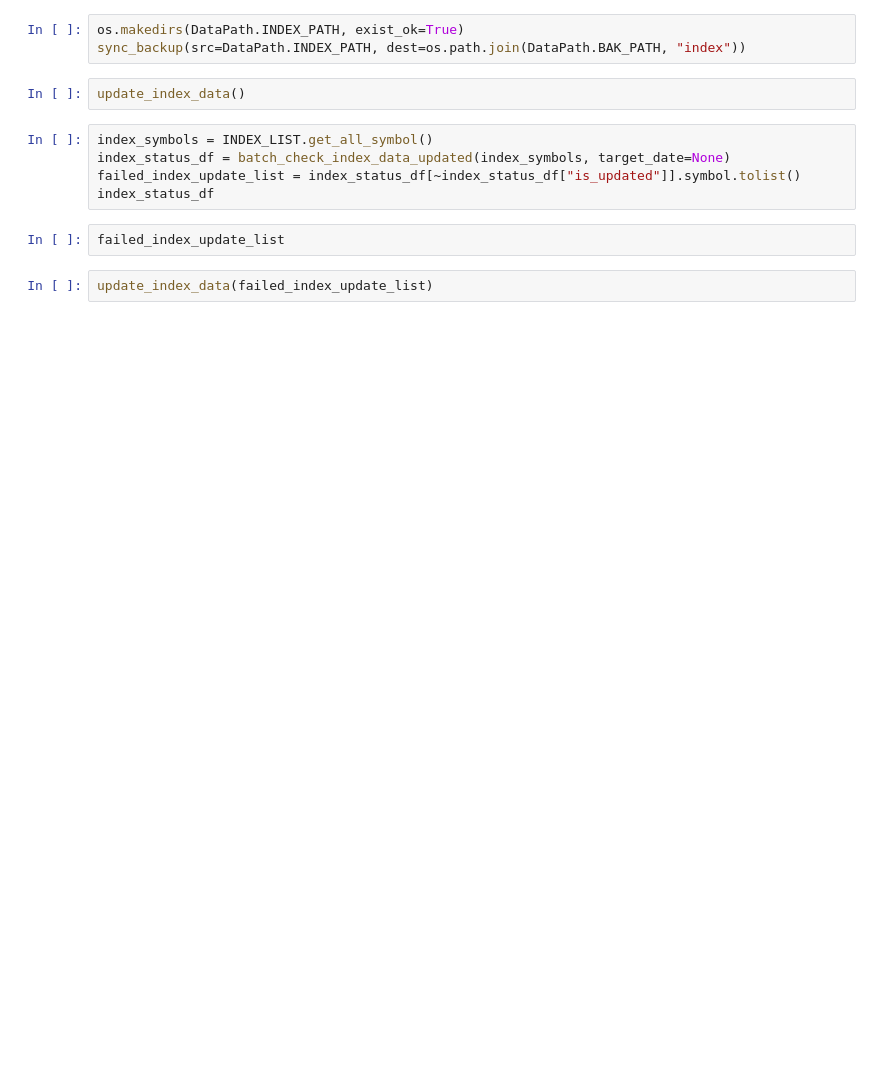
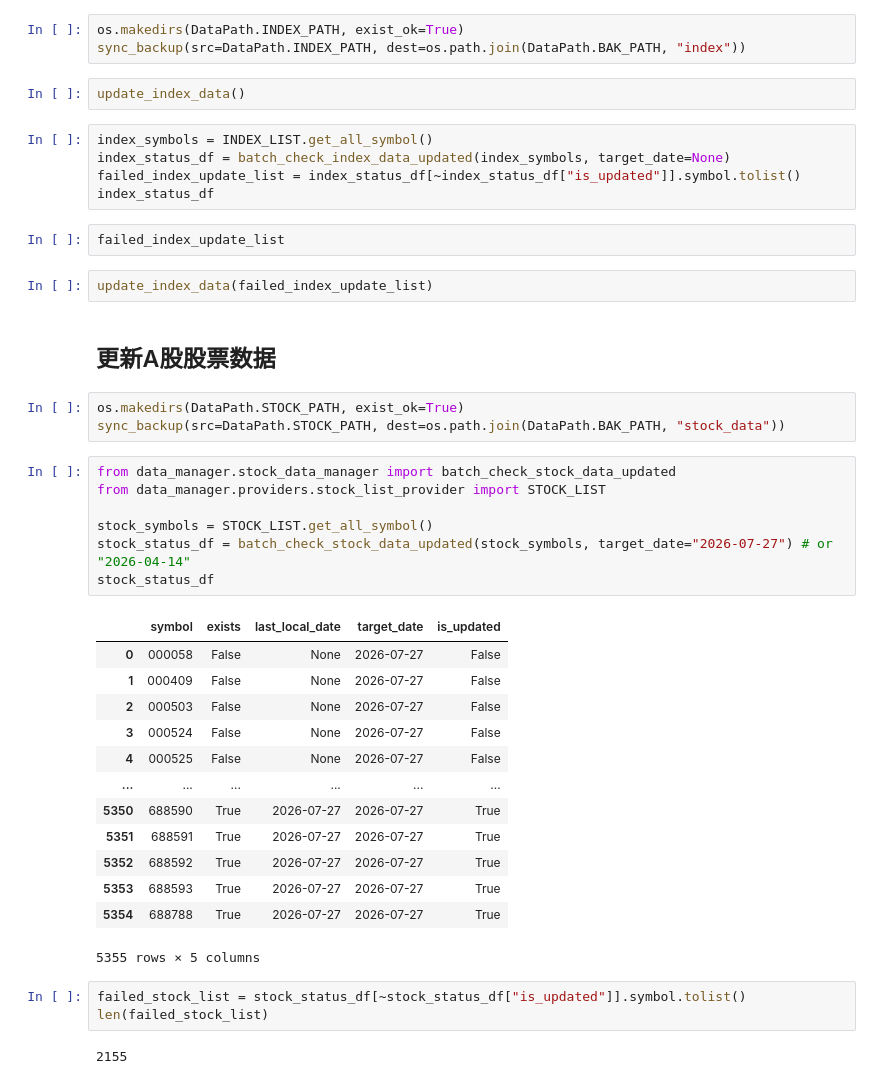
Before and after one commit to WuYingge/free-ladder, a Jupyter notebook: notebooks/dailyUpdate.ipynb, the cells around one changed output. Drawn from its saved outputs; the diff is of its cells as text; blank space fills up the shorter version.

Commit message:
add stocks

```diff
--- a/notebooks/dailyUpdate.ipynb
+++ b/notebooks/dailyUpdate.ipynb
@@ -67,3 +211,34 @@ index_status_df
 failed_index_update_list
 # %%
 update_index_data(failed_index_update_list)
+# %% [markdown]
+## 更新A股股票数据
+# %%
+os.makedirs(DataPath.STOCK_PATH, exist_ok=True)
+sync_backup(src=DataPath.STOCK_PATH, dest=os.path.join(DataPath.BAK_PATH, "stock_data"))
+# %%
+from data_manager.stock_data_manager import batch_check_stock_data_updated
+from data_manager.providers.stock_list_provider import STOCK_LIST
+
+stock_symbols = STOCK_LIST.get_all_symbol()
+stock_status_df = batch_check_stock_data_updated(stock_symbols, target_date="2026-07-27") # or "2026-04-14"
+stock_status_df
+# %% [output]
+|  | symbol | exists | last_local_date | target_date | is_updated |
+| 0 | 000058 | False | None | 2026-07-27 | False |
+| 1 | 000409 | False | None | 2026-07-27 | False |
+| 2 | 000503 | False | None | 2026-07-27 | False |
+| 3 | 000524 | False | None | 2026-07-27 | False |
+| 4 | 000525 | False | None | 2026-07-27 | False |
+| ... | ... | ... | ... | ... | ... |
+| 5350 | 688590 | True | 2026-07-27 | 2026-07-27 | True |
+| 5351 | 688591 | True | 2026-07-27 | 2026-07-27 | True |
+| 5352 | 688592 | True | 2026-07-27 | 2026-07-27 | True |
+| 5353 | 688593 | True | 2026-07-27 | 2026-07-27 | True |
+| 5354 | 688788 | True | 2026-07-27 | 2026-07-27 | True |
+5355 rows × 5 columns
+# %%
+failed_stock_list = stock_status_df[~stock_status_df["is_updated"]].symbol.tolist()
+len(failed_stock_list)
+# %% [output]
+2155
```
Also changed, not shown: parts of 6 cells of this notebook, 15 other files.
